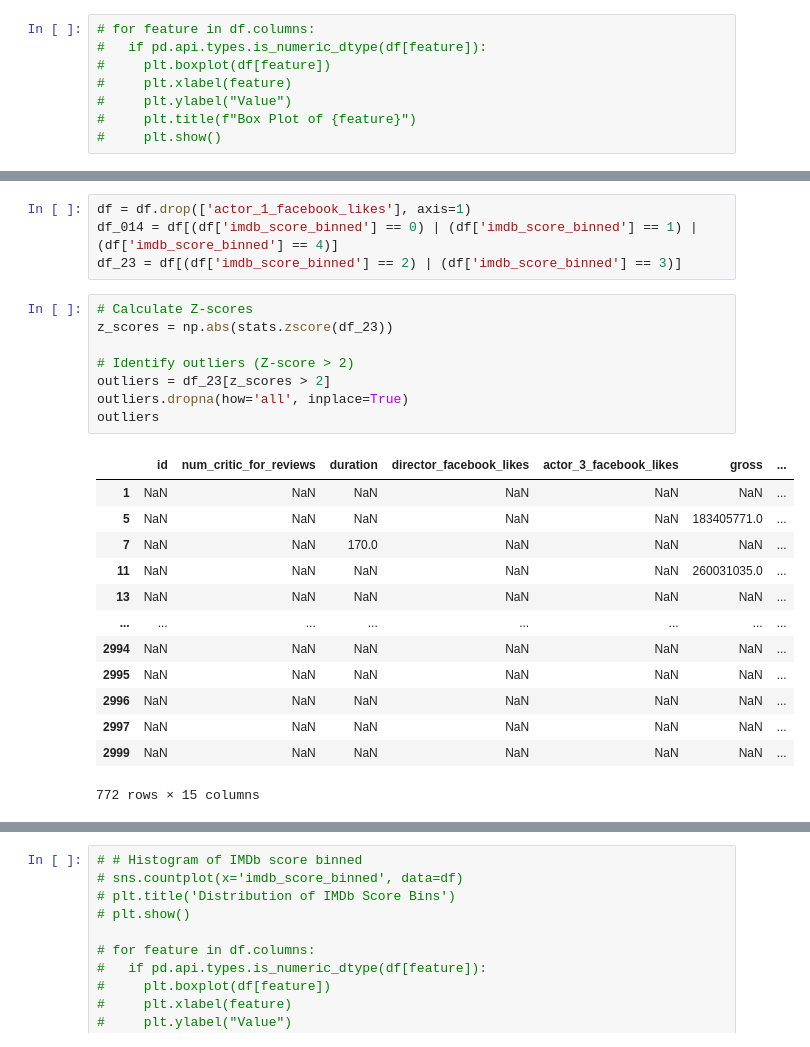
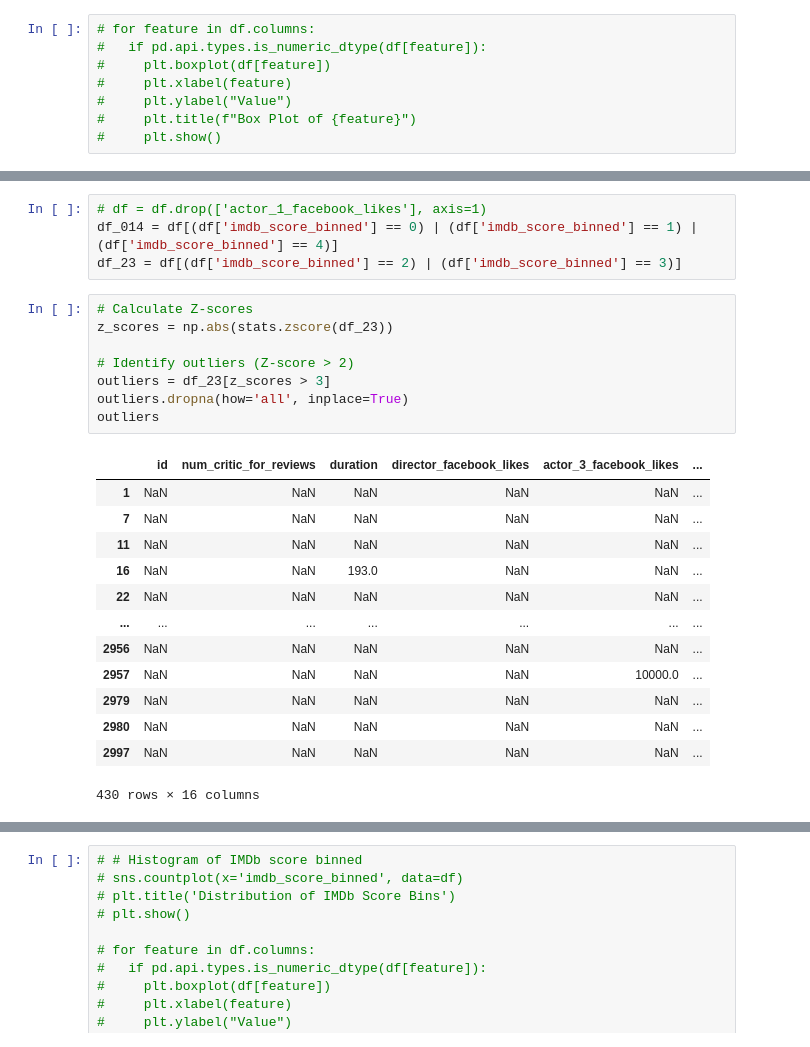
Before and after one commit to jennymai10/movie-rating-prediction, a Jupyter notebook: explore.ipynb, the cells around one changed output, grey strips where cells are left out. Saved outputs shown, nothing was run; the diff lists cells and outputs as text.

```diff
--- a/explore.ipynb
+++ b/explore.ipynb
@@ -103,29 +100,29 @@ plt.show()
 # %%
-df = df.drop(['actor_1_facebook_likes'], axis=1)
+# df = df.drop(['actor_1_facebook_likes'], axis=1)
 df_014 = df[(df['imdb_score_binned'] == 0) | (df['imdb_score_binned'] == 1) | (df['imdb_score_binned'] == 4)]
 df_23 = df[(df['imdb_score_binned'] == 2) | (df['imdb_score_binned'] == 3)]
 # %%
 # Calculate Z-scores
 z_scores = np.abs(stats.zscore(df_23))
 
 # Identify outliers (Z-score > 2)
-outliers = df_23[z_scores > 2]
+outliers = df_23[z_scores > 3]
 outliers.dropna(how='all', inplace=True)
 outliers
 # %% [output]
-|  | id | num_critic_for_reviews | duration | director_facebook_likes | actor_3_facebook_likes | gross | ... |
-| 1 | NaN | NaN | NaN | NaN | NaN | NaN | ... |
-| 5 | NaN | NaN | NaN | NaN | NaN | 183405771.0 | ... |
-| 7 | NaN | NaN | 170.0 | NaN | NaN | NaN | ... |
-| 11 | NaN | NaN | NaN | NaN | NaN | 260031035.0 | ... |
-| 13 | NaN | NaN | NaN | NaN | NaN | NaN | ... |
-| ... | ... | ... | ... | ... | ... | ... | ... |
-| 2994 | NaN | NaN | NaN | NaN | NaN | NaN | ... |
-| 2995 | NaN | NaN | NaN | NaN | NaN | NaN | ... |
-| 2996 | NaN | NaN | NaN | NaN | NaN | NaN | ... |
-| 2997 | NaN | NaN | NaN | NaN | NaN | NaN | ... |
-| 2999 | NaN | NaN | NaN | NaN | NaN | NaN | ... |
+|  | id | num_critic_for_reviews | duration | director_facebook_likes | actor_3_facebook_likes | ... |
+| 1 | NaN | NaN | NaN | NaN | NaN | ... |
+| 7 | NaN | NaN | NaN | NaN | NaN | ... |
+| 11 | NaN | NaN | NaN | NaN | NaN | ... |
+| 16 | NaN | NaN | 193.0 | NaN | NaN | ... |
+| 22 | NaN | NaN | NaN | NaN | NaN | ... |
+| ... | ... | ... | ... | ... | ... | ... |
+| 2956 | NaN | NaN | NaN | NaN | NaN | ... |
+| 2957 | NaN | NaN | NaN | NaN | 10000.0 | ... |
+| 2979 | NaN | NaN | NaN | NaN | NaN | ... |
+| 2980 | NaN | NaN | NaN | NaN | NaN | ... |
+| 2997 | NaN | NaN | NaN | NaN | NaN | ... |
-772 rows × 15 columns
+430 rows × 16 columns
 # %%
 df_23.drop(outliers.index, inplace=True)
 df_23
```
Also changed, not shown: parts of 26 cells of this notebook, 1 other file.
